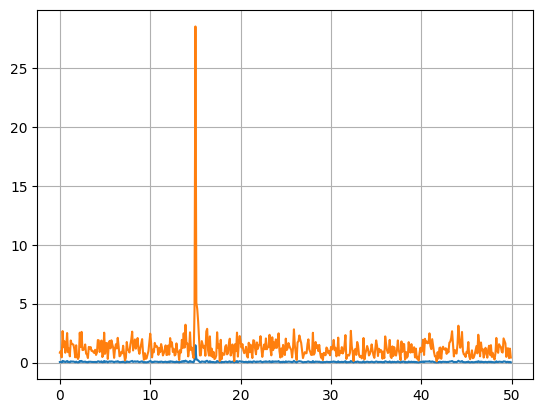
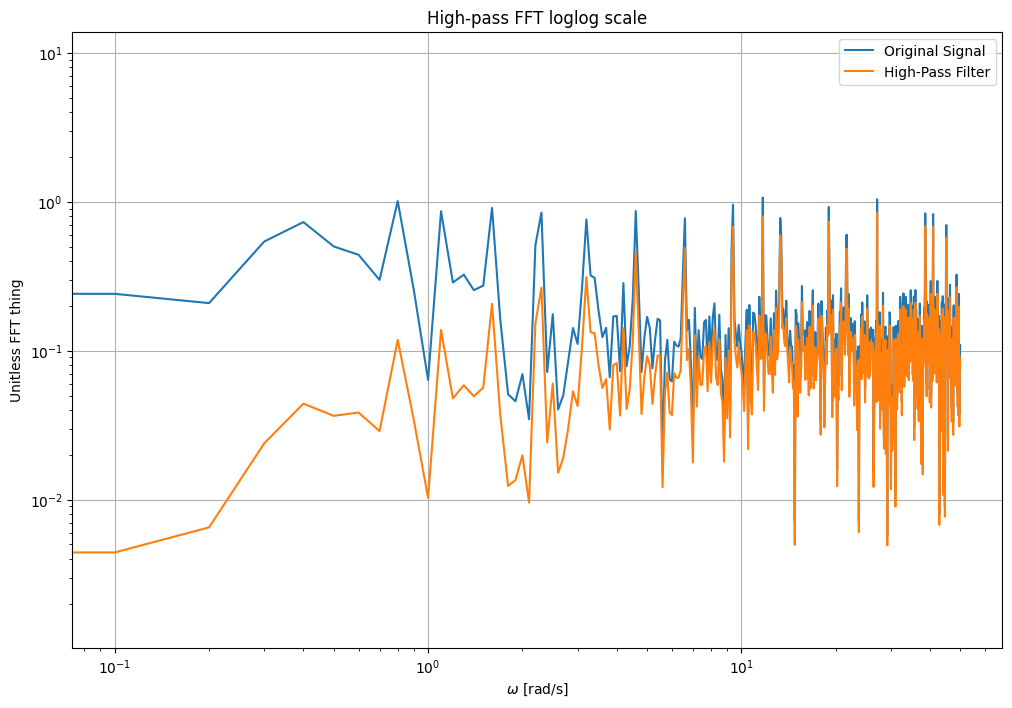
Unified diff of the notebook cell whose output changed from the first chart to the second:
--- before
+++ after
@@ -2,5 +2,35 @@
 x_f, hp_f = get_freq(ys_hp, nsteps, dt)
 _, freq_true = get_freq(ys, nsteps, dt)
-plt.plot(x_f, hp_f)
-plt.plot(x_f, freq_true)
+
+
+
+
+plt.figure(figsize=(12,8))
+plt.title("High-pass FFT loglog scale")
+plt.loglog(x_f, freq_true, color="tab:blue",  label="Original Signal")
+plt.loglog(x_f, hp_f, color="tab:orange", label="High-Pass Filter")
+plt.xlabel(r"$\omega$ [rad/s]")
+plt.ylabel("Unitless FFT thing")
+plt.legend()
 plt.grid()
+
+plt.figure(figsize=(12,8))
+plt.title("High-pass FFT normal scale")
+plt.plot(x_f, freq_true, color="tab:blue",  label="Original Signal")
+plt.plot(x_f, hp_f, color="tab:orange", label="High-Pass Filter")
+plt.xlabel(r"$\omega$ [rad/s]")
+plt.ylabel("Unitless FFT thing")
+plt.legend()
+plt.grid()
+
+
+
+
+
+
+# # fft
+# x_f, hp_f = get_freq(ys_hp, nsteps, dt)
+# _, freq_true = get_freq(ys, nsteps, dt)
+# plt.plot(x_f, hp_f)
+# plt.plot(x_f, freq_true)
+# plt.grid()

Commit: HP WORKS